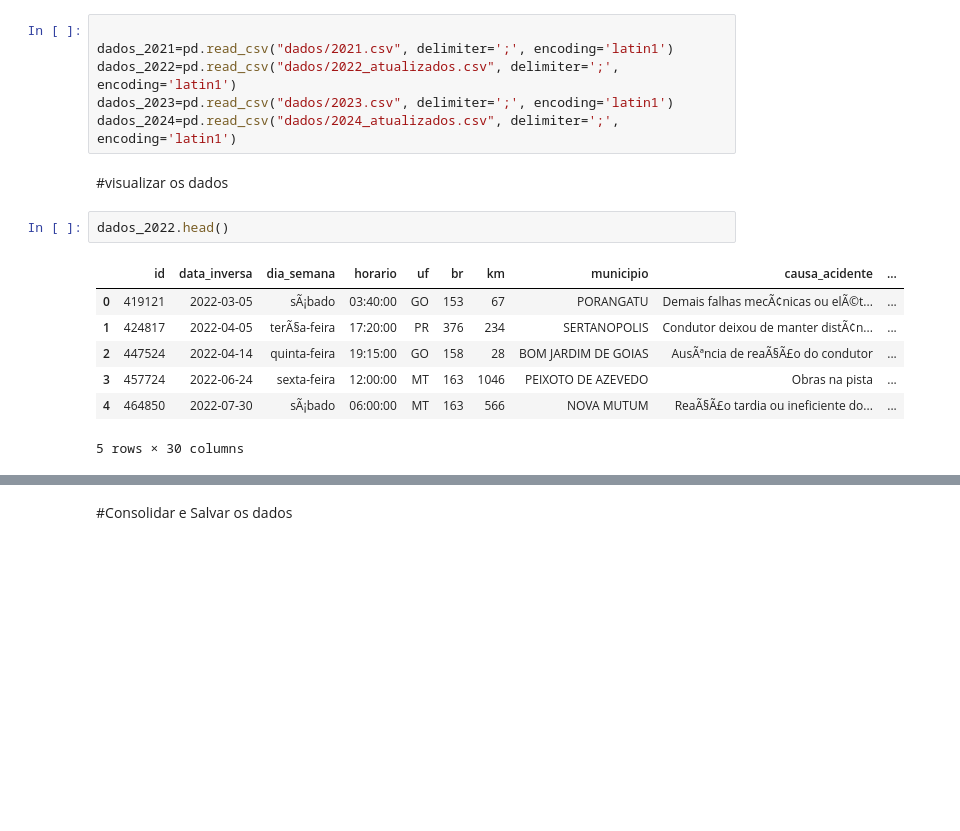
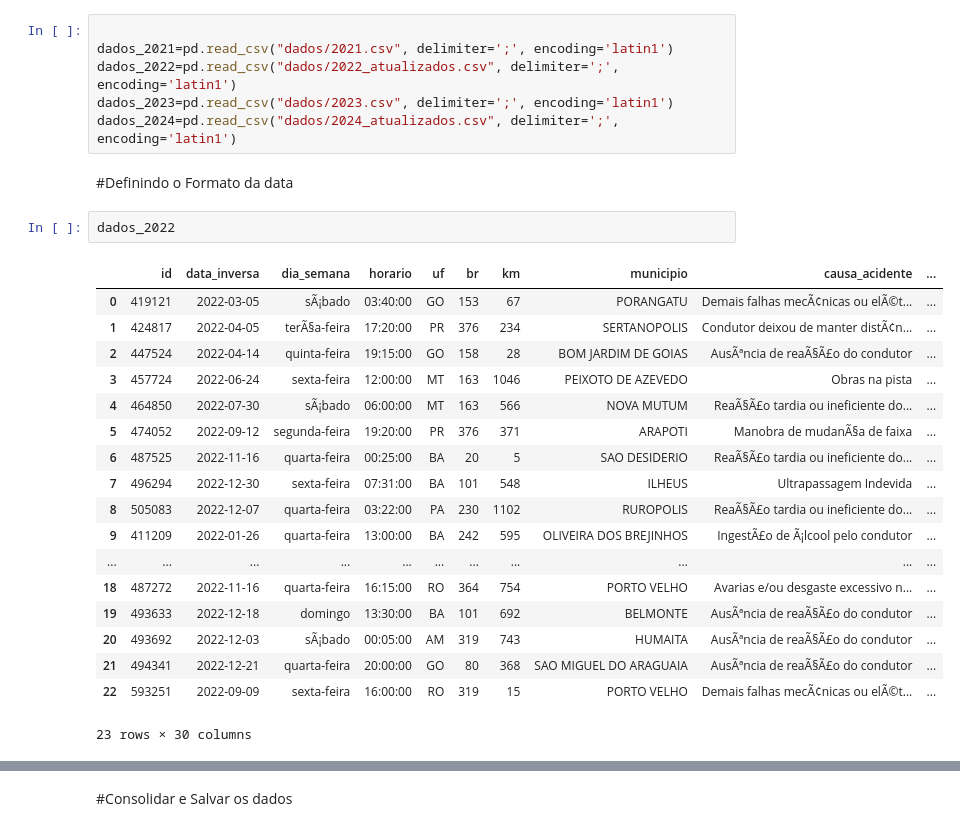
Before and after one commit to Manuelevaristo/analise-acidentes-brasil-2021-2024, a Jupyter notebook: app_principal.ipynb, the cells around one changed output, grey strips where cells are left out. Drawn from its saved outputs; the diff is of its cells as text; blank space fills up the shorter version.

Commit message:
Dados limpos e tratados

```diff
--- a/app_principal.ipynb
+++ b/app_principal.ipynb
@@ -43,15 +43,26 @@ dados_2021=pd.read_csv("dados/2021.csv", delimiter=';', encoding='latin1')
 dados_2022=pd.read_csv("dados/2022_atualizados.csv", delimiter=';', encoding='latin1')
 dados_2023=pd.read_csv("dados/2023.csv", delimiter=';', encoding='latin1')
 dados_2024=pd.read_csv("dados/2024_atualizados.csv", delimiter=';', encoding='latin1')
-# %% [markdown]
-#visualizar os dados
+# %% [markdown]
+#Definindo o Formato da data
 # %%
-dados_2022.head()
+dados_2022
 # %% [output]
 |  | id | data_inversa | dia_semana | horario | uf | br | km | municipio | causa_acidente | ... |
 | 0 | 419121 | 2022-03-05 | sÃ¡bado | 03:40:00 | GO | 153 | 67 | PORANGATU | Demais falhas mecÃ¢nicas ou elÃ©t... | ... |
 | 1 | 424817 | 2022-04-05 | terÃ§a-feira | 17:20:00 | PR | 376 | 234 | SERTANOPOLIS | Condutor deixou de manter distÃ¢n... | ... |
 | 2 | 447524 | 2022-04-14 | quinta-feira | 19:15:00 | GO | 158 | 28 | BOM JARDIM DE GOIAS | AusÃªncia de reaÃ§Ã£o do condutor | ... |
 | 3 | 457724 | 2022-06-24 | sexta-feira | 12:00:00 | MT | 163 | 1046 | PEIXOTO DE AZEVEDO | Obras na pista | ... |
 | 4 | 464850 | 2022-07-30 | sÃ¡bado | 06:00:00 | MT | 163 | 566 | NOVA MUTUM | ReaÃ§Ã£o tardia ou ineficiente do... | ... |
+| 5 | 474052 | 2022-09-12 | segunda-feira | 19:20:00 | PR | 376 | 371 | ARAPOTI | Manobra de mudanÃ§a de faixa | ... |
+| 6 | 487525 | 2022-11-16 | quarta-feira | 00:25:00 | BA | 20 | 5 | SAO DESIDERIO | ReaÃ§Ã£o tardia ou ineficiente do... | ... |
+| 7 | 496294 | 2022-12-30 | sexta-feira | 07:31:00 | BA | 101 | 548 | ILHEUS | Ultrapassagem Indevida | ... |
+| 8 | 505083 | 2022-12-07 | quarta-feira | 03:22:00 | PA | 230 | 1102 | RUROPOLIS | ReaÃ§Ã£o tardia ou ineficiente do... | ... |
+| 9 | 411209 | 2022-01-26 | quarta-feira | 13:00:00 | BA | 242 | 595 | OLIVEIRA DOS BREJINHOS | IngestÃ£o de Ã¡lcool pelo condutor | ... |
+| ... | ... | ... | ... | ... | ... | ... | ... | ... | ... | ... |
+| 18 | 487272 | 2022-11-16 | quarta-feira | 16:15:00 | RO | 364 | 754 | PORTO VELHO | Avarias e/ou desgaste excessivo n... | ... |
+| 19 | 493633 | 2022-12-18 | domingo | 13:30:00 | BA | 101 | 692 | BELMONTE | AusÃªncia de reaÃ§Ã£o do condutor | ... |
+| 20 | 493692 | 2022-12-03 | sÃ¡bado | 00:05:00 | AM | 319 | 743 | HUMAITA | AusÃªncia de reaÃ§Ã£o do condutor | ... |
+| 21 | 494341 | 2022-12-21 | quarta-feira | 20:00:00 | GO | 80 | 368 | SAO MIGUEL DO ARAGUAIA | AusÃªncia de reaÃ§Ã£o do condutor | ... |
+| 22 | 593251 | 2022-09-09 | sexta-feira | 16:00:00 | RO | 319 | 15 | PORTO VELHO | Demais falhas mecÃ¢nicas ou elÃ©t... | ... |
-5 rows × 30 columns
+23 rows × 30 columns
```
Also changed, not shown: parts of 20 cells of this notebook.
